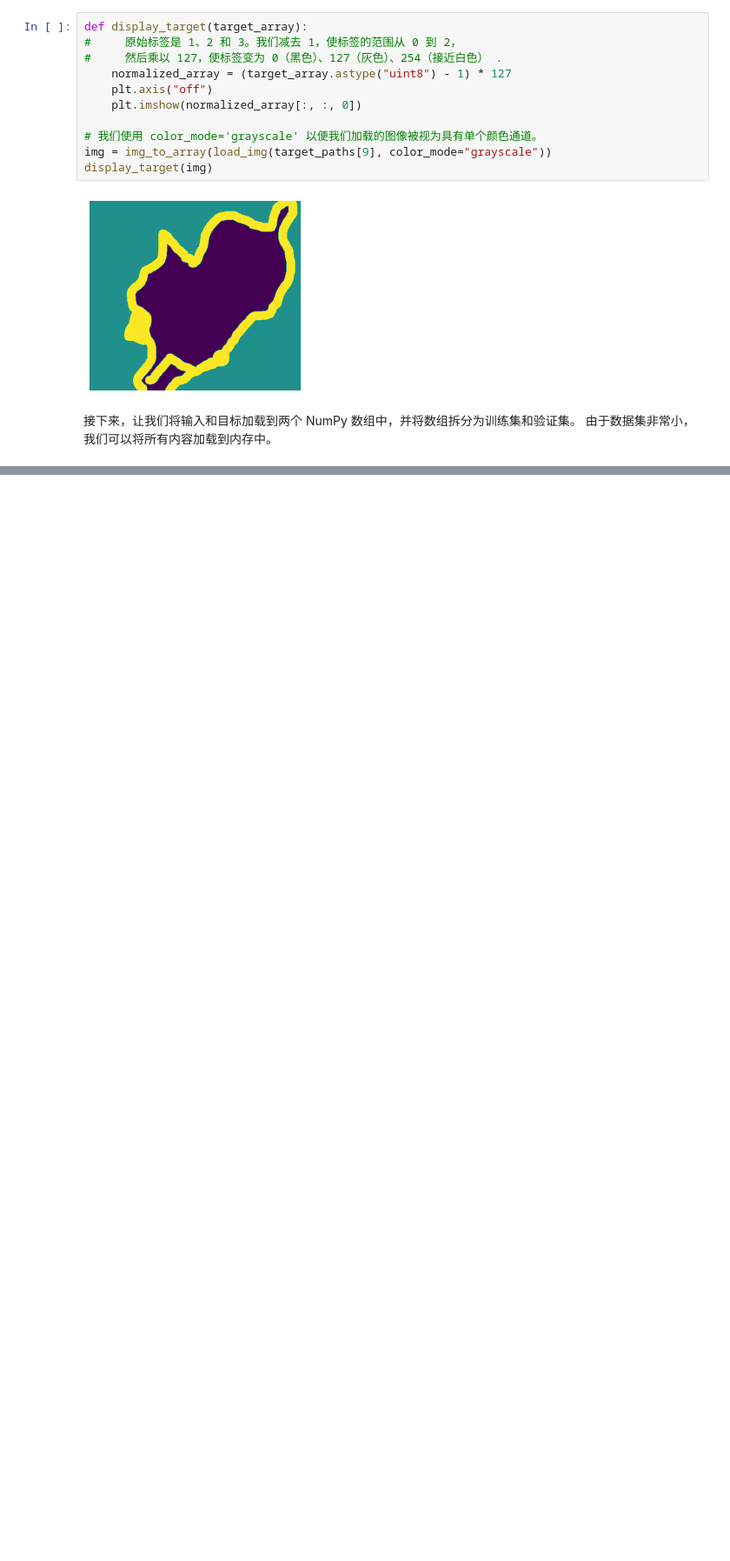
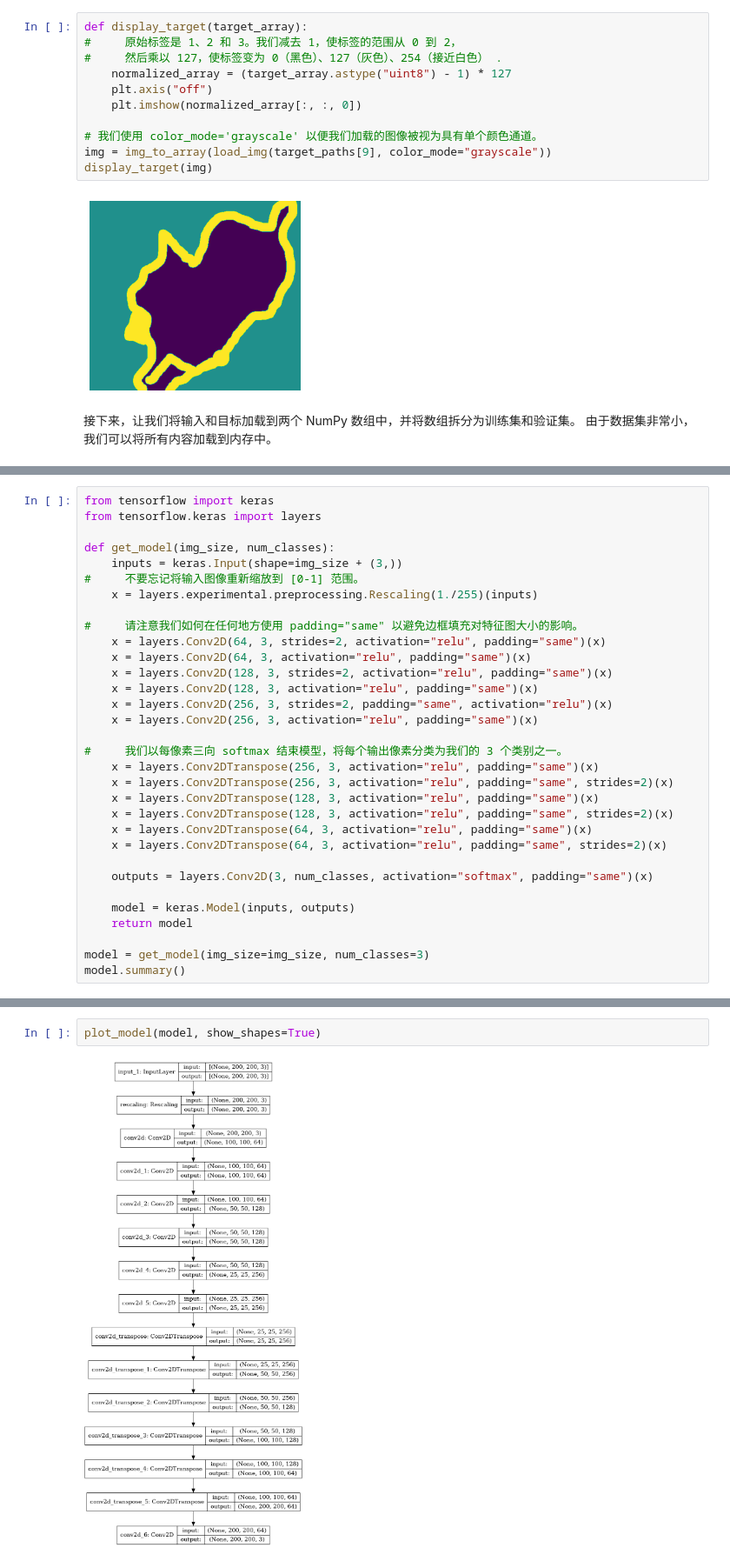
Before and after one commit to ustchope/dlwpn, a Jupyter notebook: ch9.ipynb, the cells around one changed output, grey strips where cells are left out. Shown at 87% size. Cells and saved outputs as stored; diff of their text form; blank space fills up the shorter version.

```diff
--- a/ch9.ipynb
+++ b/ch9.ipynb
@@ -176,3 +214,35 @@ train_input_imgs = input_imgs[:-num_val_samples]
 train_targets = targets[:-num_val_samples]
 val_input_imgs = input_imgs[-num_val_samples:]
 val_targets = targets[-num_val_samples:]
+# %%
+from tensorflow import keras
+from tensorflow.keras import layers
+
+def get_model(img_size, num_classes):
+    inputs = keras.Input(shape=img_size + (3,))
+#     不要忘记将输入图像重新缩放到 [0-1] 范围。
+    x = layers.experimental.preprocessing.Rescaling(1./255)(inputs)
+
+#     请注意我们如何在任何地方使用 padding="same" 以避免边框填充对特征图大小的影响。
+    x = layers.Conv2D(64, 3, strides=2, activation="relu", padding="same")(x)
+    x = layers.Conv2D(64, 3, activation="relu", padding="same")(x)
+    x = layers.Conv2D(128, 3, strides=2, activation="relu", padding="same")(x)
+    x = layers.Conv2D(128, 3, activation="relu", padding="same")(x)
+    x = layers.Conv2D(256, 3, strides=2, padding="same", activation="relu")(x)
+    x = layers.Conv2D(256, 3, activation="relu", padding="same")(x)
+
+#     我们以每像素三向 softmax 结束模型，将每个输出像素分类为我们的 3 个类别之一。
+    x = layers.Conv2DTranspose(256, 3, activation="relu", padding="same")(x)
+    x = layers.Conv2DTranspose(256, 3, activation="relu", padding="same", strides=2)(x)
+    x = layers.Conv2DTranspose(128, 3, activation="relu", padding="same")(x)
+    x = layers.Conv2DTranspose(128, 3, activation="relu", padding="same", strides=2)(x)
+    x = layers.Conv2DTranspose(64, 3, activation="relu", padding="same")(x)
+    x = layers.Conv2DTranspose(64, 3, activation="relu", padding="same", strides=2)(x)
+
+    outputs = layers.Conv2D(3, num_classes, activation="softmax", padding="same")(x)
+
+    model = keras.Model(inputs, outputs)
+    return model
+
+model = get_model(img_size=img_size, num_classes=3)
+model.summary()
@@ -178,0 +269,4 @@ val_targets = targets[-num_val_samples:]
+# %%
+plot_model(model, show_shapes=True)
+# %% [output]
+[figure, added]
```
Also changed, not shown: parts of 52 cells of this notebook.
